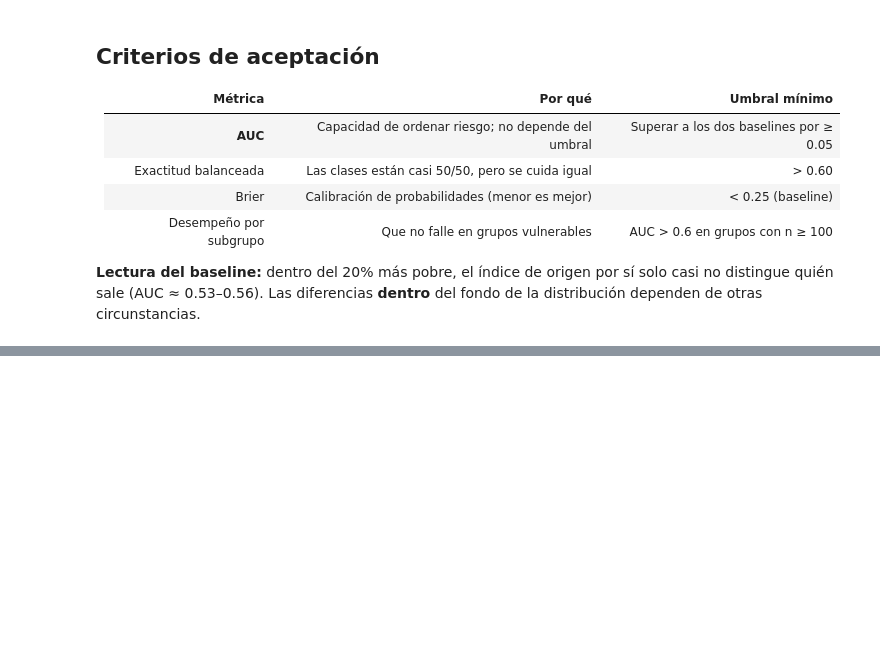
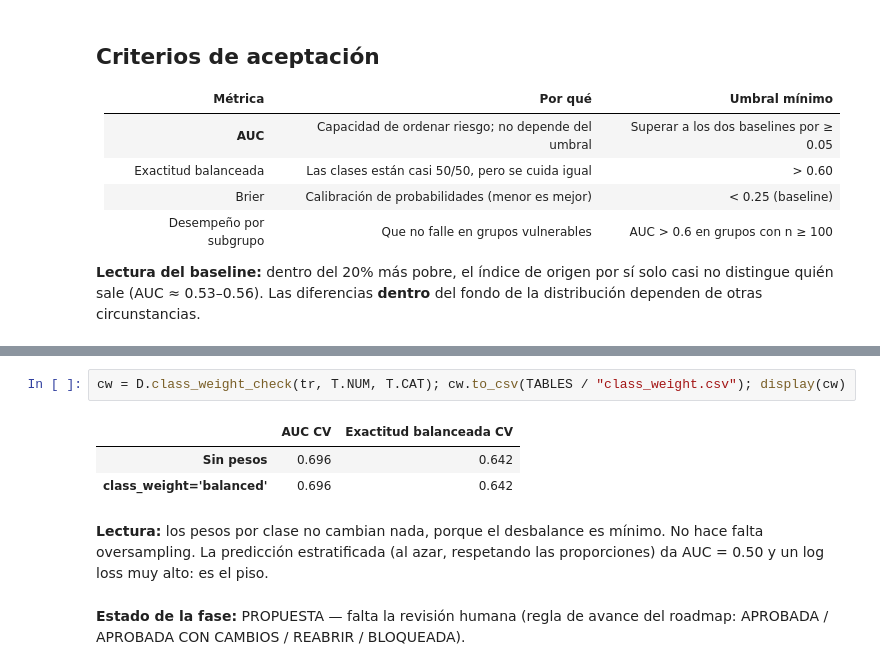
Before and after one commit to xmarihano-pixel/Movilidad-social-, a Jupyter notebook: notebooks/04_baselines.ipynb, the cells around one changed output, grey strips where cells are left out. Saved outputs shown, nothing was run; the diff lists cells and outputs as text; blank space fills up the shorter version.

```diff
--- a/notebooks/04_baselines.ipynb
+++ b/notebooks/04_baselines.ipynb
@@ -35,0 +71,10 @@ display(tabla[tabla.Modelo.str.startswith("Base")])
+# %%
+cw = D.class_weight_check(tr, T.NUM, T.CAT); cw.to_csv(TABLES / "class_weight.csv"); display(cw)
+# %% [output]
+|  | AUC CV | Exactitud balanceada CV |
+| Sin pesos | 0.696 | 0.642 |
+| class_weight='balanced' | 0.696 | 0.642 |
+# %% [markdown]
+**Lectura:** los pesos por clase no cambian nada, porque el desbalance es mínimo. No hace falta oversampling. La predicción estratificada (al azar, respetando las proporciones) da AUC = 0.50 y un log loss muy alto: es el piso.
+# %% [markdown]
+**Estado de la fase:** PROPUESTA — falta la revisión humana (regla de avance del roadmap: APROBADA / APROBADA CON CAMBIOS / REABRIR / BLOQUEADA).
```
Also changed, not shown: parts of 5 cells of this notebook, 38 other files.
